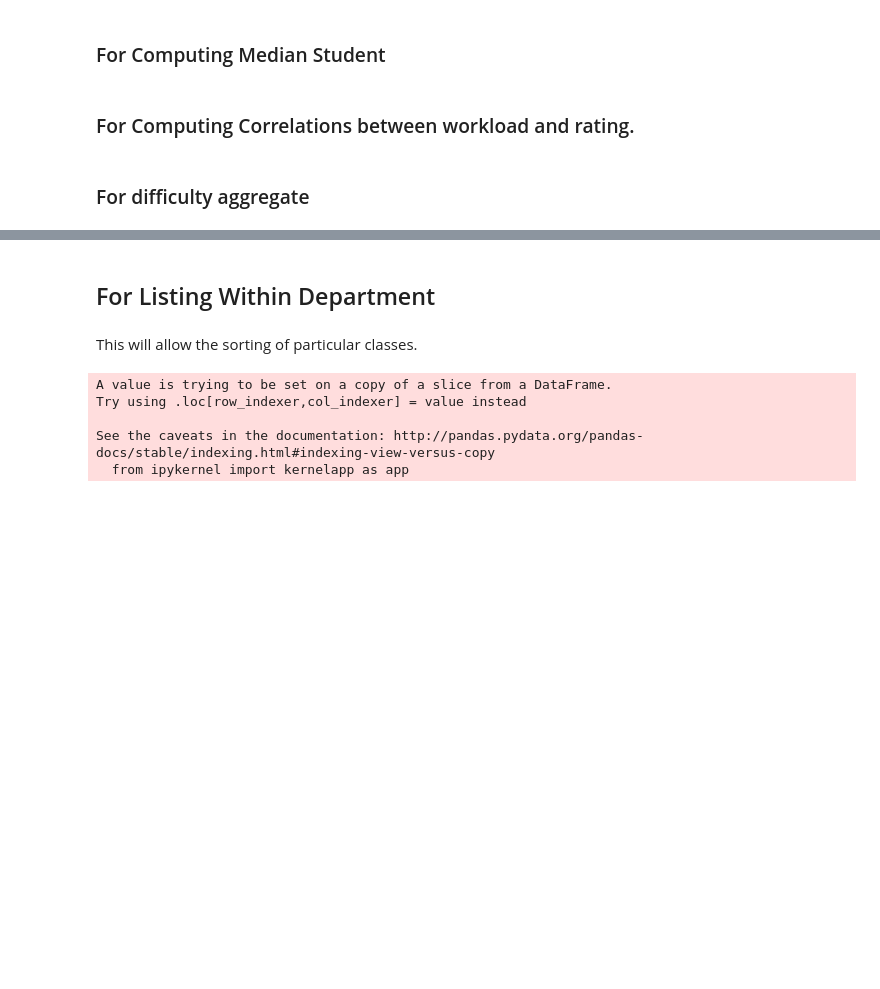
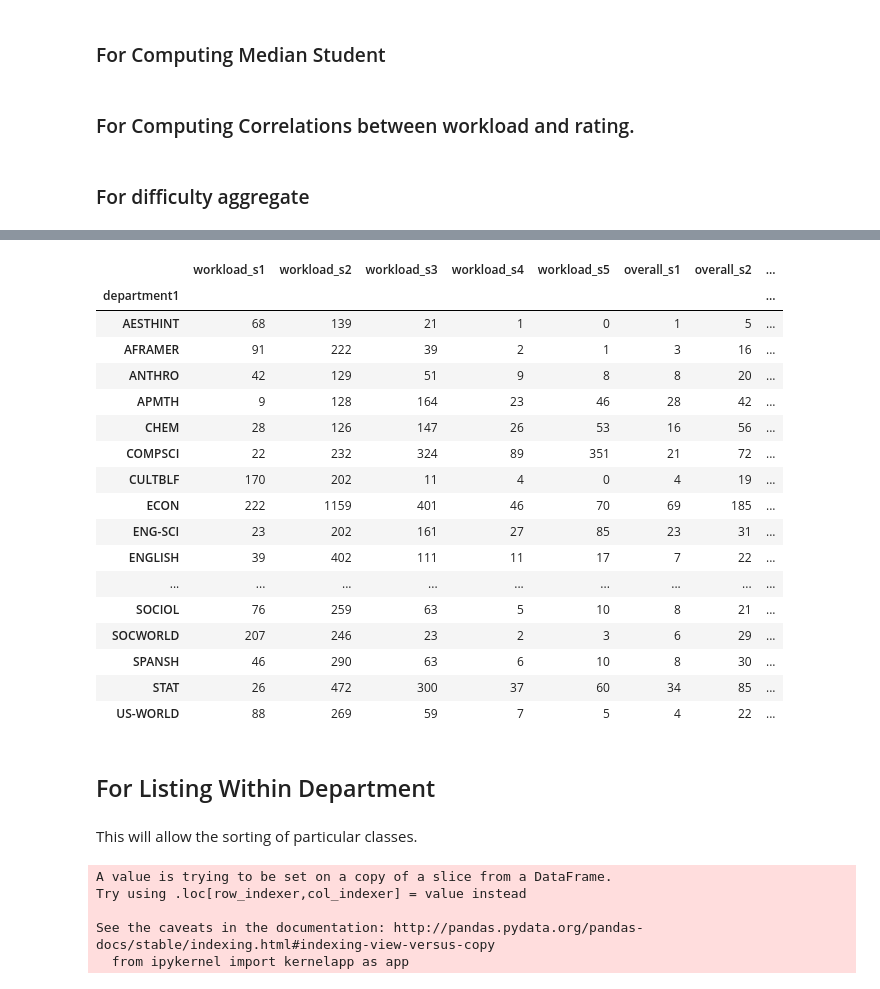
Before and after one commit to russellpekala/qguide, a Jupyter notebook: investigate.ipynb, the cells around one changed output, grey strips where cells are left out. Drawn from its saved outputs; the diff is of its cells as text; code cells hidden in the pictures; blank space fills up the shorter version.

```diff
--- a/investigate.ipynb
+++ b/investigate.ipynb
@@ -410,7 +403,7 @@ with open("data/correlations.json", 'w') as outfile:
 # %% [markdown]
 ### For difficulty aggregate
 # %%
-relevant_cols = ['Course_Workload_Distribution',
+RELEVANT_COLS = ['Course_Workload_Distribution',
                  'Course_Overall_Distribution',
                  'Course_Overall_Respondents',
                  'Course_Workload_Rating',
@@ -422,31 +415,9 @@ relevant_cols = ['Course_Workload_Distribution',
                  'year',
                  'term',
                  'department1']
-# %%
-CONVENTIONS = {
-    'workload': {
-        'distribution': 'Course_Workload_Distribution',
-        'mean': 'Course_Workload_Rating',
-        'intervals': [{'min': 0, 'max': 3},
-                      {'min': 4, 'max': 7},
-                      {'min': 8, 'max': 11},
-                      {'min': 11, 'max': 14},
-                      {'min': 11, 'max': 17}],
-        'std_multiplier': 3,
-        'respondents': 'Course_Workload_Respondents'
-    },
-    'overall': {
-        'distribution': 'Course_Overall_Distribution',
-        'mean': 'Course_Overall_Rating',
-        'intervals': [{'min': 1, 'max': 1},
-                      {'min': 2, 'max': 2},
-                      {'min': 3, 'max': 3},
-                      {'min': 4, 'max': 4},
-                      {'min': 5, 'max': 5}],
-        'std_multiplier': 1,
-        'respondents': 'Course_Overall_Respondents'
-    }
-}
+# %%
+with open('constants/conventions.json', 'r') as f:
+    CONVENTIONS = json.load(f)
 # %%
 def get_ith_list_val(i, lst):
     if type(lst) == type(np.nan):
@@ -562,9 +533,10 @@ def add_grouped_data(in_df, gb, statistics):
                        .to_frame(statistic + '_outstdev')))
     return gp_df
 
-def make_all_stats_for_year(in_df, year):
+def make_all_stats_for_year(in_df, year, term):
     in_df = in_df.copy()
-    relevant_df = in_df[in_df.year == year][RELEVANT_COLS]
+    in_df.year.astype(str) == year
+    relevant_df = in_df[(in_df.year.astype(str) == year) & (in_df.term.astype(str) == term)][RELEVANT_COLS]
     basic_stats_df = add_additional_data(relevant_df, ['workload', 'overall'])
     grouped_stats_df = add_grouped_data(basic_stats_df, 'department1', ['workload', 'overall'])
     grouped_stats_df = grouped_stats_df[grouped_stats_df.index.isin(top_depts_list)]
@@ -596,0 +577,22 @@ grouped_stats_df.sort_values('overall_outstdev')
+# %%
+df = pd.read_csv('raw_data/final.csv')
+make_all_stats_for_year(df, '2016', 'spring')
+# %% [output]
+|  | workload_s1 | workload_s2 | workload_s3 | workload_s4 | workload_s5 | overall_s1 | overall_s2 | ... |
+| department1 |  |  |  |  |  |  |  | ... |
+| AESTHINT | 68 | 139 | 21 | 1 | 0 | 1 | 5 | ... |
+| AFRAMER | 91 | 222 | 39 | 2 | 1 | 3 | 16 | ... |
+| ANTHRO | 42 | 129 | 51 | 9 | 8 | 8 | 20 | ... |
+| APMTH | 9 | 128 | 164 | 23 | 46 | 28 | 42 | ... |
+| CHEM | 28 | 126 | 147 | 26 | 53 | 16 | 56 | ... |
+| COMPSCI | 22 | 232 | 324 | 89 | 351 | 21 | 72 | ... |
+| CULTBLF | 170 | 202 | 11 | 4 | 0 | 4 | 19 | ... |
+| ECON | 222 | 1159 | 401 | 46 | 70 | 69 | 185 | ... |
+| ENG-SCI | 23 | 202 | 161 | 27 | 85 | 23 | 31 | ... |
+| ENGLISH | 39 | 402 | 111 | 11 | 17 | 7 | 22 | ... |
+| ... | ... | ... | ... | ... | ... | ... | ... | ... |
+| SOCIOL | 76 | 259 | 63 | 5 | 10 | 8 | 21 | ... |
+| SOCWORLD | 207 | 246 | 23 | 2 | 3 | 6 | 29 | ... |
+| SPANSH | 46 | 290 | 63 | 6 | 10 | 8 | 30 | ... |
+| STAT | 26 | 472 | 300 | 37 | 60 | 34 | 85 | ... |
+| US-WORLD | 88 | 269 | 59 | 7 | 5 | 4 | 22 | ... |
```
Also changed, not shown: parts of 11 cells of this notebook, 10 other files.
